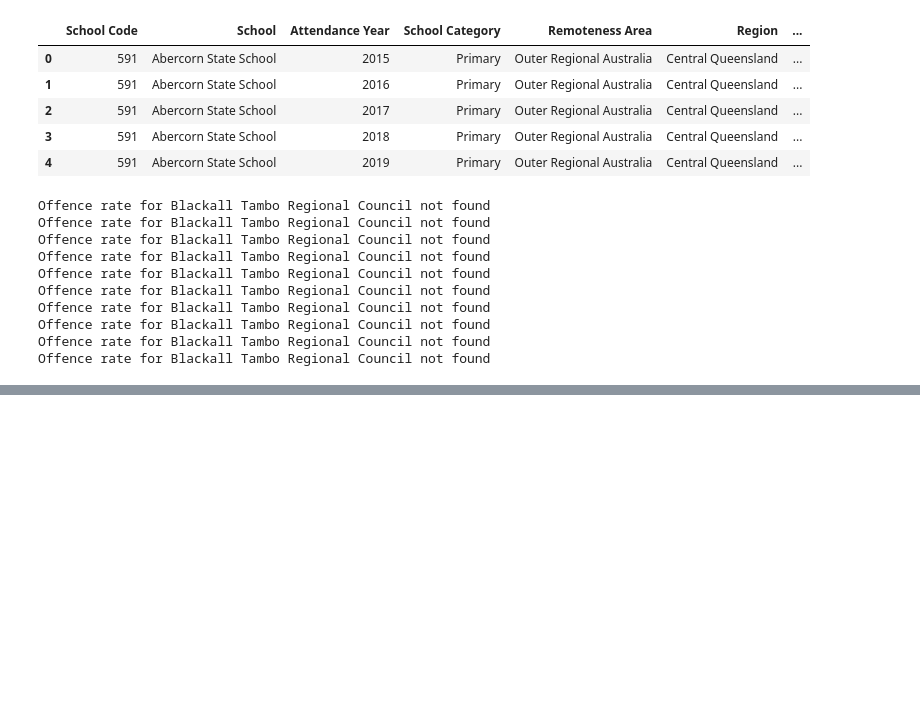
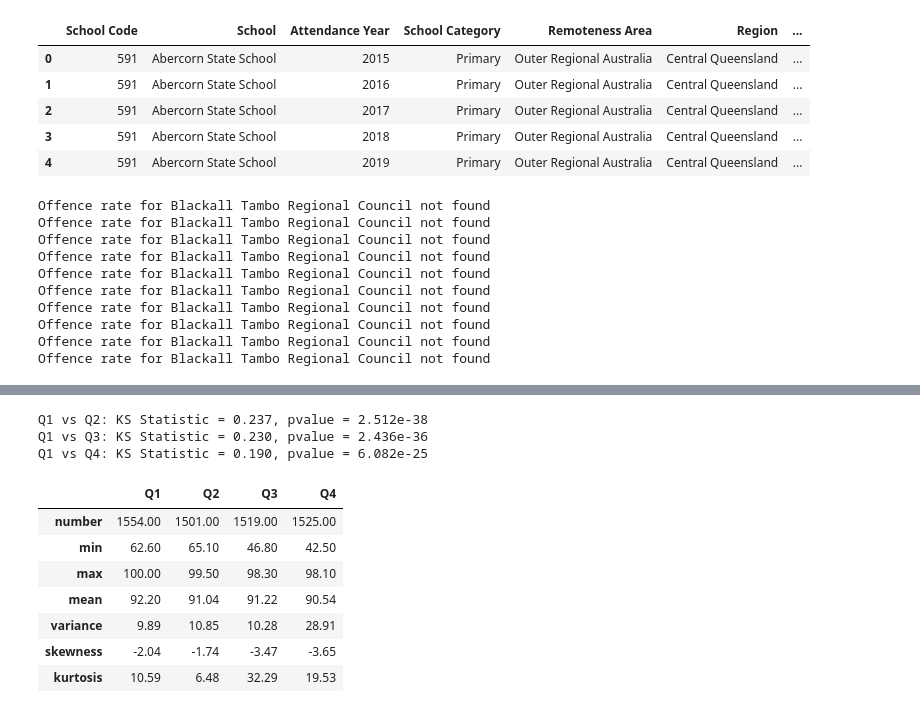
Before and after one commit to Thgiliwt/Project-1, a Jupyter notebook: notebooks/part4.ipynb, the cells around one changed output, grey strips where cells are left out. Drawn from its saved outputs; the diff is of its cells as text; code cells hidden in the pictures; blank space fills up the shorter version.

```diff
--- a/notebooks/part4.ipynb
+++ b/notebooks/part4.ipynb
@@ -127,0 +138,32 @@ deciles = attendance_offences_df['quartiles']
+# %%
+# test if there is a significant difference between the first and second quartiles using the Kolmogorov-Smirnov test
+x = attendance_offences_df.loc[attendance_offences_df['Offence Rate Quartile']==0]['Attendance Rate']
+for iq in range(1,4):
+    y = attendance_offences_df.loc[attendance_offences_df['Offence Rate Quartile']==iq]['Attendance Rate']
+    result = stats.ks_2samp(x, y)
+    print ("Q1 vs Q{}: KS Statistic = {:.3f}, pvalue = {:.3e} ".format(iq+1, result[0], result[1]))
+# %% [output]
+Q1 vs Q2: KS Statistic = 0.237, pvalue = 2.512e-38
+Q1 vs Q3: KS Statistic = 0.230, pvalue = 2.436e-36
+Q1 vs Q4: KS Statistic = 0.190, pvalue = 6.082e-25
+# %%
+# print out the summary statistics for each quartile
+index = ["number", "min", "max", 'mean', 'variance', "skewness", 'kurtosis']
+results_df = pd.DataFrame(index=index)
+
+for iq in range(4):
+    y = attendance_offences_df.loc[attendance_offences_df['Offence Rate Quartile']==iq]['Attendance Rate']
+    r = stats.describe(y)
+    x = [r.nobs, r.minmax[0], r.minmax[1], r.mean, r.variance, r.skewness, r.kurtosis]
+    results_df[label[iq]] = x
+
+results_df.style.format("{:.2f}")
+# %% [output]
+|  | Q1 | Q2 | Q3 | Q4 |
+| number | 1554.00 | 1501.00 | 1519.00 | 1525.00 |
+| min | 62.60 | 65.10 | 46.80 | 42.50 |
+| max | 100.00 | 99.50 | 98.30 | 98.10 |
+| mean | 92.20 | 91.04 | 91.22 | 90.54 |
+| variance | 9.89 | 10.85 | 10.28 | 28.91 |
+| skewness | -2.04 | -1.74 | -3.47 | -3.65 |
+| kurtosis | 10.59 | 6.48 | 32.29 | 19.53 |
```
Also changed, not shown: parts of 17 cells of this notebook.
